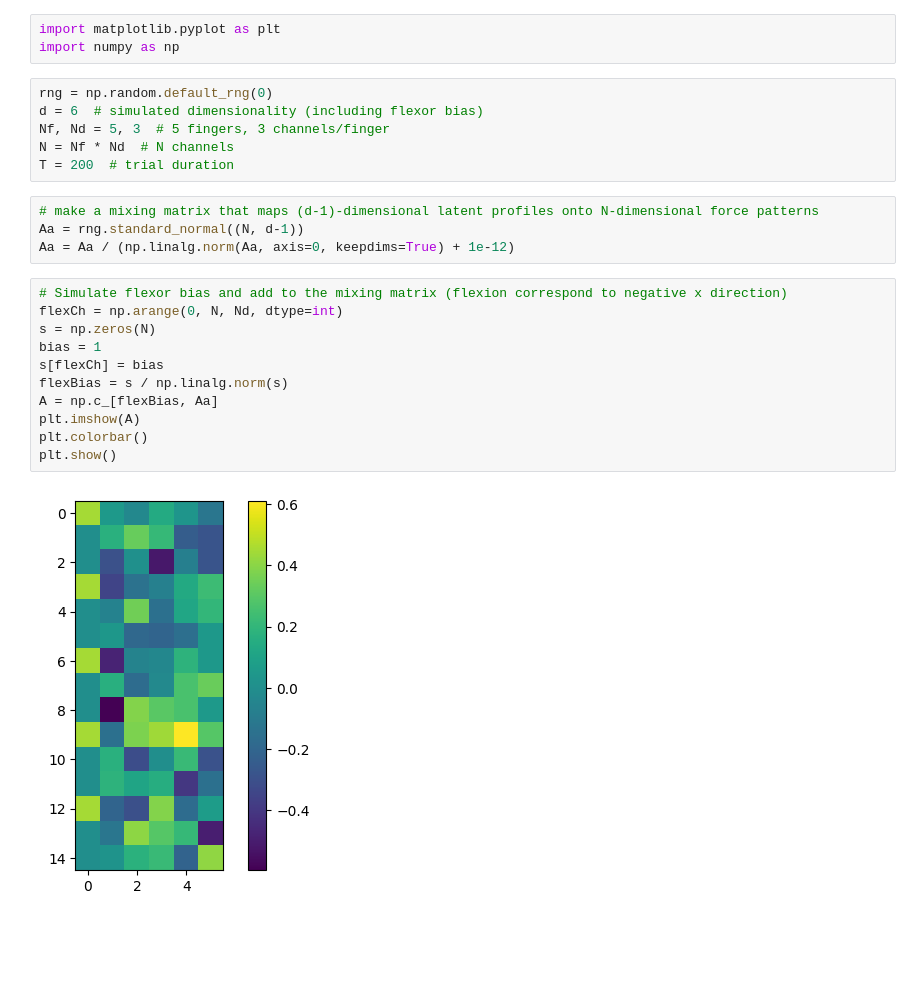
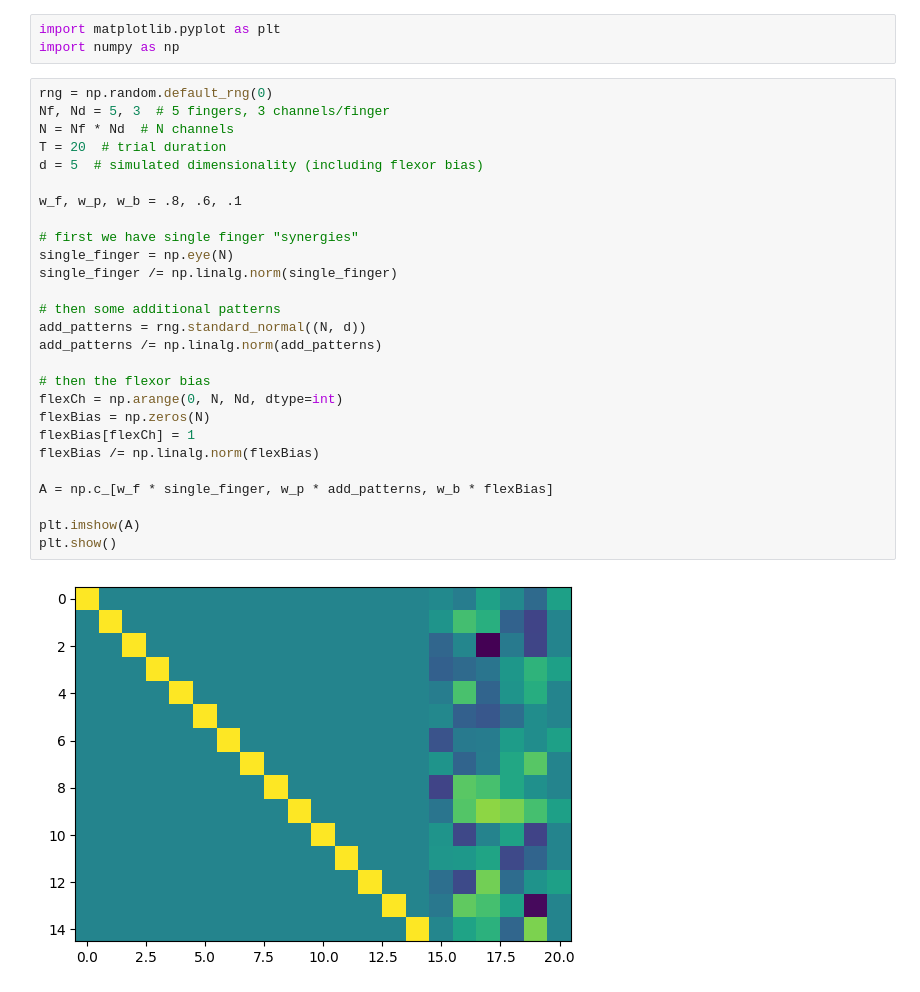
Before and after one commit to mnlmrc/OffManifoldLearning, a Jupyter notebook: notebooks/simulations.ipynb, the cells around one changed output. Drawn from its saved outputs; the diff is of its cells as text; blank space fills up the shorter version.

```diff
--- a/notebooks/simulations.ipynb
+++ b/notebooks/simulations.ipynb
@@ -1,28 +1,34 @@
 # %%
 import matplotlib.pyplot as plt
 import numpy as np
-# %%
-rng = np.random.default_rng(0)
-d = 6  # simulated dimensionality (including flexor bias)
-Nf, Nd = 5, 3  # 5 fingers, 3 channels/finger
-N = Nf * Nd  # N channels
-T = 200  # trial duration
-# %%
-# make a mixing matrix that maps (d-1)-dimensional latent profiles onto N-dimensional force patterns
-Aa = rng.standard_normal((N, d-1))
-Aa = Aa / (np.linalg.norm(Aa, axis=0, keepdims=True) + 1e-12)
-# %%
-# Simulate flexor bias and add to the mixing matrix (flexion correspond to negative x direction)
-flexCh = np.arange(0, N, Nd, dtype=int)
-s = np.zeros(N)
-bias = 1
-s[flexCh] = bias
-flexBias = s / np.linalg.norm(s)
-A = np.c_[flexBias, Aa]
-plt.imshow(A)
-plt.colorbar()
-plt.show()
-# %% [output]
-[figure, removed]
+# %%
+rng = np.random.default_rng(0)
+Nf, Nd = 5, 3  # 5 fingers, 3 channels/finger
+N = Nf * Nd  # N channels
+T = 20  # trial duration
+d = 5  # simulated dimensionality (including flexor bias)
+
+w_f, w_p, w_b = .8, .6, .1
+
+# first we have single finger "synergies"
+single_finger = np.eye(N)
+single_finger /= np.linalg.norm(single_finger)
+
+# then some additional patterns
+add_patterns = rng.standard_normal((N, d))
+add_patterns /= np.linalg.norm(add_patterns)
+
+# then the flexor bias
+flexCh = np.arange(0, N, Nd, dtype=int)
+flexBias = np.zeros(N)
+flexBias[flexCh] = 1
+flexBias /= np.linalg.norm(flexBias)
+
+A = np.c_[w_f * single_finger, w_p * add_patterns, w_b * flexBias]
+
+plt.imshow(A)
+plt.show()
+# %% [output]
+[figure, added]
 # %%
 # set strength of enslaving
```
Also changed, not shown: parts of 7 cells of this notebook.
